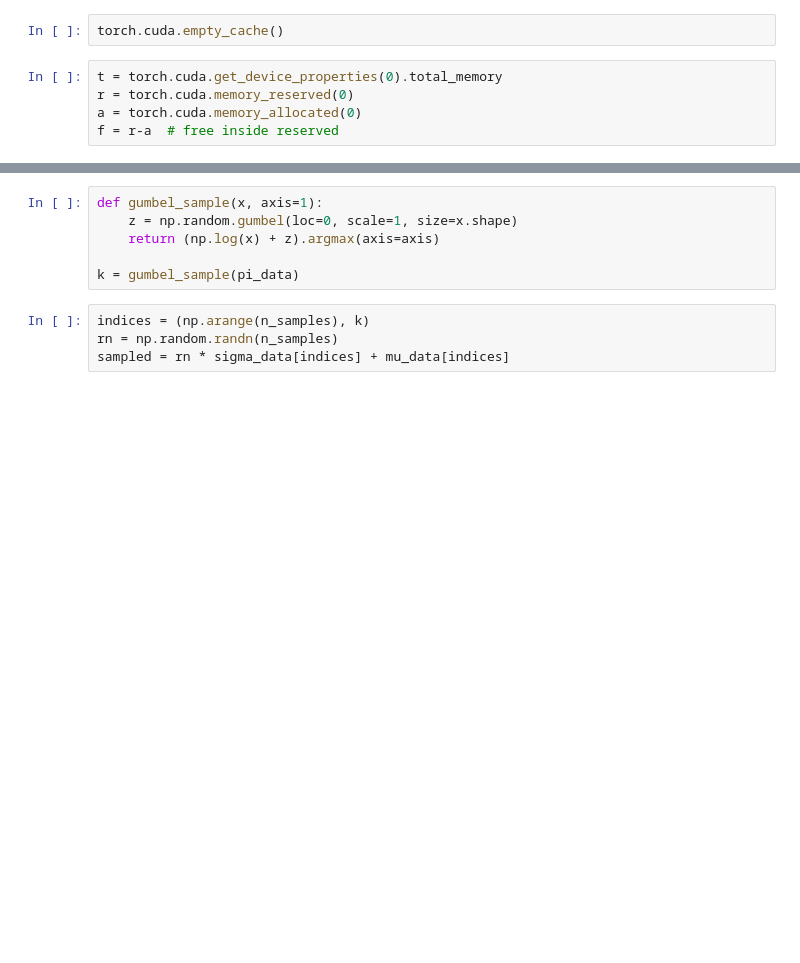
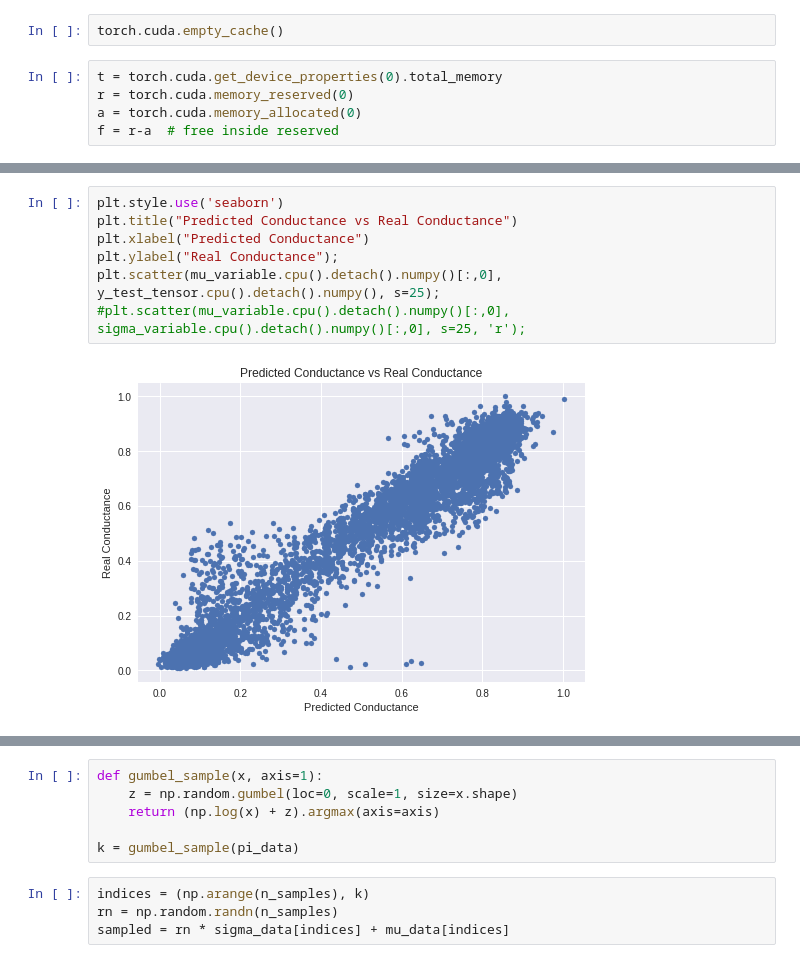
Before and after one commit to AaravWattal/RRAM-Models, a Jupyter notebook: MixtureDensityRegressionModels.ipynb, the cells around one changed output, grey strips where cells are left out. Cells and saved outputs as stored; diff of their text form; blank space fills up the shorter version.

```diff
--- a/MixtureDensityRegressionModels.ipynb
+++ b/MixtureDensityRegressionModels.ipynb
@@ -337,3 +369,12 @@ tensor(1624.1478, device='cuda:0', dtype=torch.float64)
+# %%
+plt.style.use('seaborn')
+plt.title("Predicted Conductance vs Real Conductance")
+plt.xlabel("Predicted Conductance")
+plt.ylabel("Real Conductance");
+plt.scatter(mu_variable.cpu().detach().numpy()[:,0], y_test_tensor.cpu().detach().numpy(), s=25);
+#plt.scatter(mu_variable.cpu().detach().numpy()[:,0], sigma_variable.cpu().detach().numpy()[:,0], s=25, 'r');
+# %% [output]
+[figure, added]
 # %%
 pi_data = pi_variable.data.cpu().numpy()
 sigma_data = sigma_variable.cpu().data.numpy()
```
Also changed, not shown: parts of 27 cells of this notebook.
